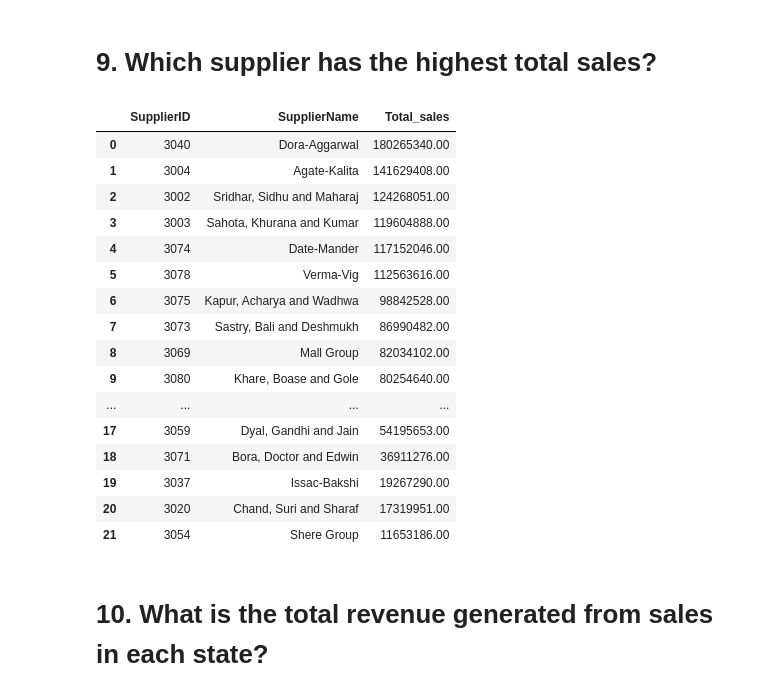
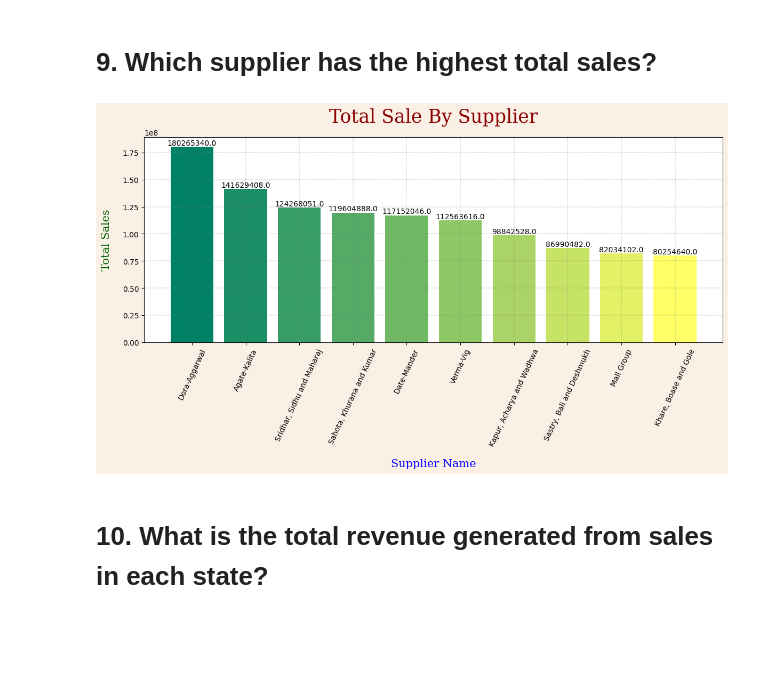
Before and after one commit to aniveshsharma/Ecommerce-Data-Analysis, a Jupyter notebook: SwiftMarket.ipynb, the cells around one changed output. Cells and saved outputs as stored; diff of their text form; code cells hidden in the pictures; blank space fills up the shorter version.

```diff
--- a/SwiftMarket.ipynb
+++ b/SwiftMarket.ipynb
@@ -681,34 +674,37 @@ Avg_quant
 # %%
 query='''select s.SupplierID,s.SupplierName ,sum(t.TotalPrice) as Total_sales
 from suppliers s
 join (select c.SupplierID,s.TotalPrice
 from salesdata s
 join subcategories c
 on s.SubcatID=c.SubcatID) t
 on s.SupplierID=t.SupplierID
 group by s.SupplierID
-order by Total_sales desc;'''
+order by Total_sales desc
+limit 10;'''
 
 S_sales=read_query(query=query)
-S_sales
+Supplier=S_sales['SupplierName'].values
+Sales=S_sales['Total_sales'].astype(float).values
+
+cmap_value=np.linspace(0,1,10)
+cmap=plt.cm.summer(cmap_value)
+
+plt.figure(figsize=(14,5),facecolor='linen')
+plt.bar(height=Sales,x=Supplier,color=cmap)
+plt.title('Total Sale By Supplier',fontdict={'family':'serif','size':25,'color':'darkred'},pad=20)
+plt.xlabel('Supplier Name',fontdict={'family':'serif','size':15,'color':'blue'},labelpad=15)
+plt.ylabel('Total Sales',fontdict={'family':'serif','size':15,'color':'darkgreen'},labelpad=15)
+plt.xticks(rotation=65)
+for i in range(len(Supplier)):
+    plt.annotate(text=Sales[i],xy=(i,Sales[i]),
+                 horizontalalignment='center',
+                 verticalalignment='bottom')
+
+plt.grid(linestyle='--',linewidth=0.3,color='gray')
+plt.show()
 # %% [output]
-|  | SupplierID | SupplierName | Total_sales |
-| 0 | 3040 | Dora-Aggarwal | 180265340.00 |
-| 1 | 3004 | Agate-Kalita | 141629408.00 |
-| 2 | 3002 | Sridhar, Sidhu and Maharaj | 124268051.00 |
-| 3 | 3003 | Sahota, Khurana and Kumar | 119604888.00 |
-| 4 | 3074 | Date-Mander | 117152046.00 |
-| 5 | 3078 | Verma-Vig | 112563616.00 |
-| 6 | 3075 | Kapur, Acharya and Wadhwa | 98842528.00 |
-| 7 | 3073 | Sastry, Bali and Deshmukh | 86990482.00 |
-| 8 | 3069 | Mall Group | 82034102.00 |
-| 9 | 3080 | Khare, Boase and Gole | 80254640.00 |
-| ... | ... | ... | ... |
-| 17 | 3059 | Dyal, Gandhi and Jain | 54195653.00 |
-| 18 | 3071 | Bora, Doctor and Edwin | 36911276.00 |
-| 19 | 3037 | Issac-Bakshi | 19267290.00 |
-| 20 | 3020 | Chand, Suri and Sharaf | 17319951.00 |
-| 21 | 3054 | Shere Group | 11653186.00 |
+[figure, added]
 # %% [markdown]
 # 10. What is the total revenue generated from sales in each state?
 # %%
```
Also changed, not shown: parts of 13 cells of this notebook.
